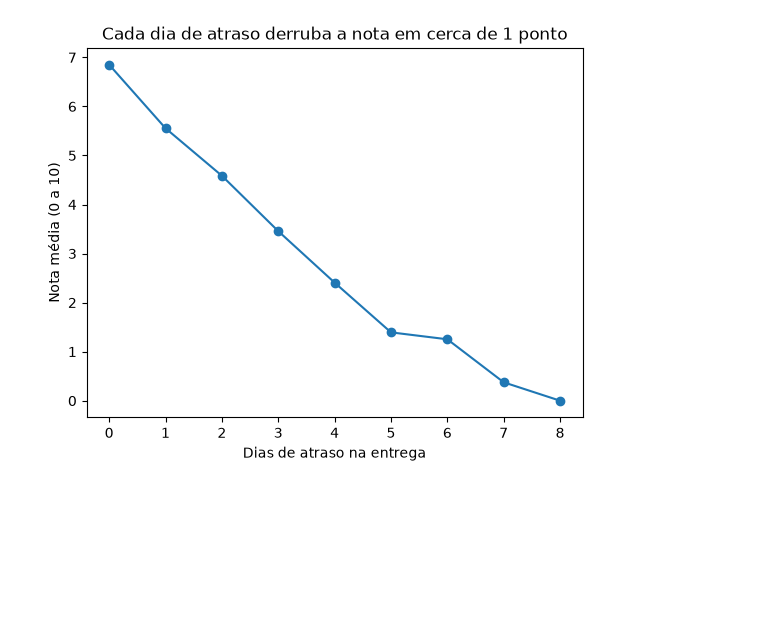
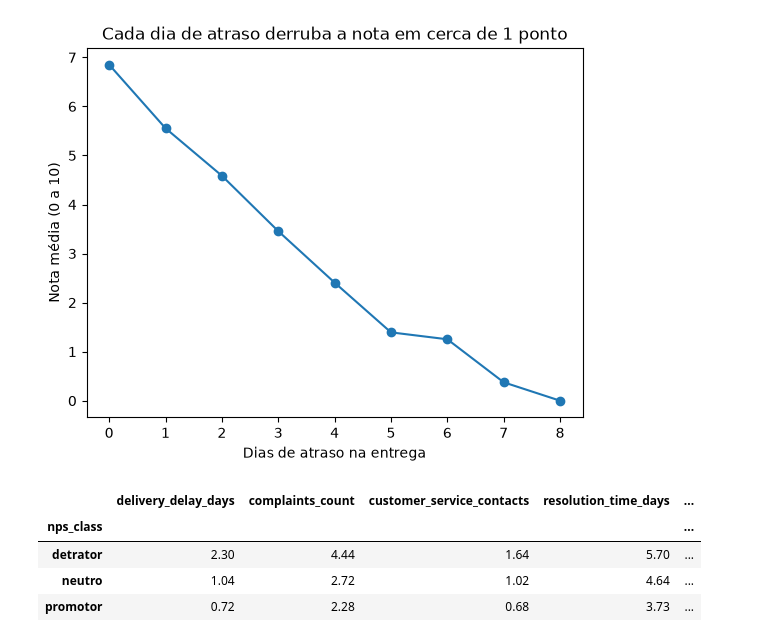
Before and after one commit to 82919165/tech-challenge-nps-fase1, a Jupyter notebook: notebooks/02_eda.ipynb, the cells around one changed output. Cells and saved outputs as stored; diff of their text form; code cells hidden in the pictures; blank space fills up the shorter version.

```diff
--- a/notebooks/02_eda.ipynb
+++ b/notebooks/02_eda.ipynb
@@ -136,3 +136,14 @@ plt.savefig("../reports/figuras/nps_por_atraso.png", dpi=150, bbox_inches="tight
 plt.show()
 # %% [output]
 [figure]
+# %%
+fatores = ["delivery_delay_days", "complaints_count", "customer_service_contacts",
+           "resolution_time_days", "delivery_time_days", "freight_value", "order_value"]
+
+df.groupby("nps_class")[fatores].mean().round(2)
+# %% [output]
+|  | delivery_delay_days | complaints_count | customer_service_contacts | resolution_time_days | ... |
+| nps_class |  |  |  |  | ... |
+| detrator | 2.30 | 4.44 | 1.64 | 5.70 | ... |
+| neutro | 1.04 | 2.72 | 1.02 | 4.64 | ... |
+| promotor | 0.72 | 2.28 | 0.68 | 3.73 | ... |
```
Also changed, not shown: parts of 12 cells of this notebook, 1 other file.
